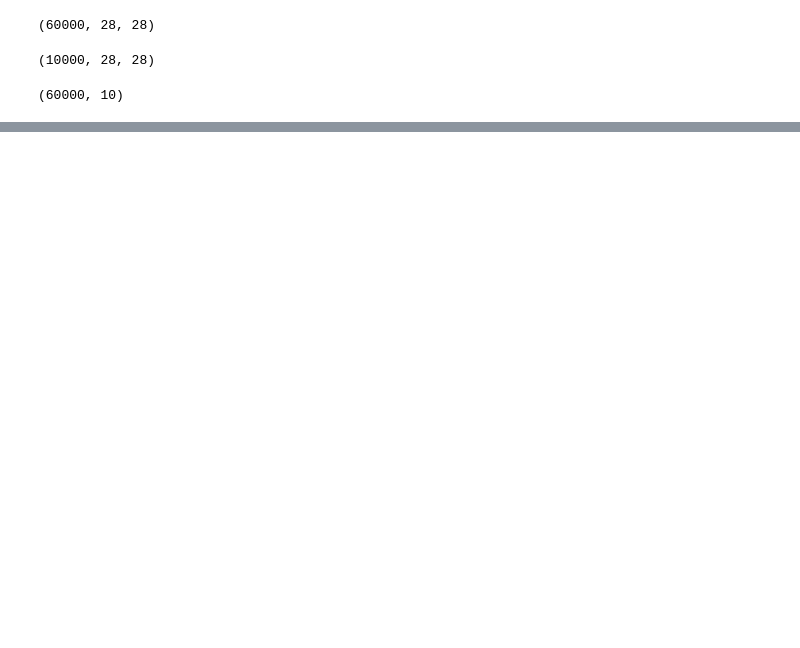
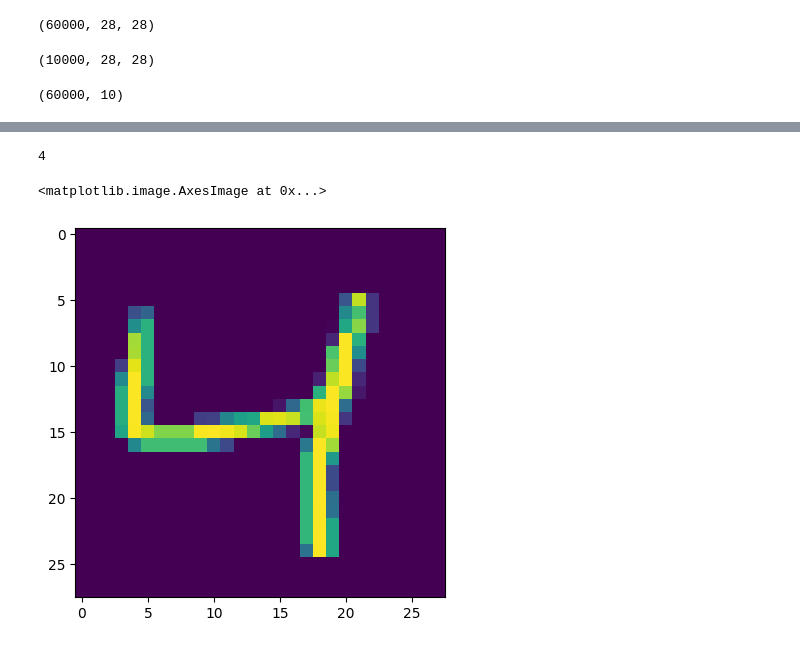
Before and after one commit to JOJUNHYUNG0818/ai, a Jupyter notebook: handNumber.ipynb, the cells around one changed output, grey strips where cells are left out. Cells and saved outputs as stored; diff of their text form; code cells hidden in the pictures; blank space fills up the shorter version.

```diff
--- a/handNumber.ipynb
+++ b/handNumber.ipynb
@@ -82,0 +87,10 @@ Epoch 10: val_loss improved from 0.27177 to 0.26475, saving model to mnist_ditgi
+# %%
+y_train[2]
+# %% [output]
+4
+# %%
+import cv2 as cv
+plt.imshow(x_train[2])
+# %% [output]
+<matplotlib.image.AxesImage at 0x...>
+[figure, added]
```
Also changed, not shown: parts of 14 cells of this notebook.
